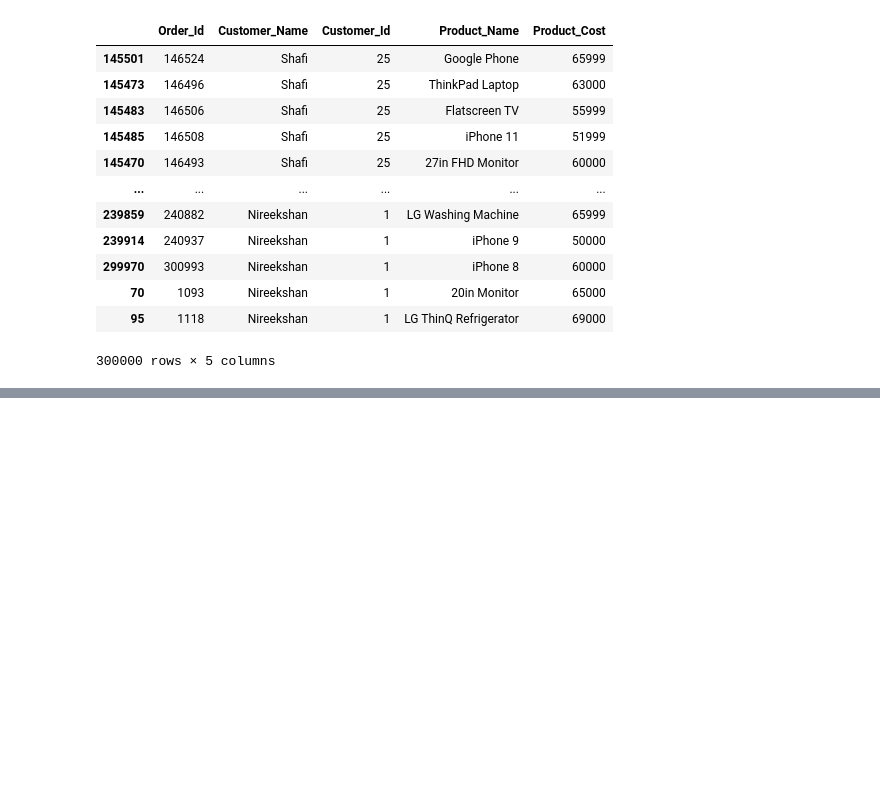
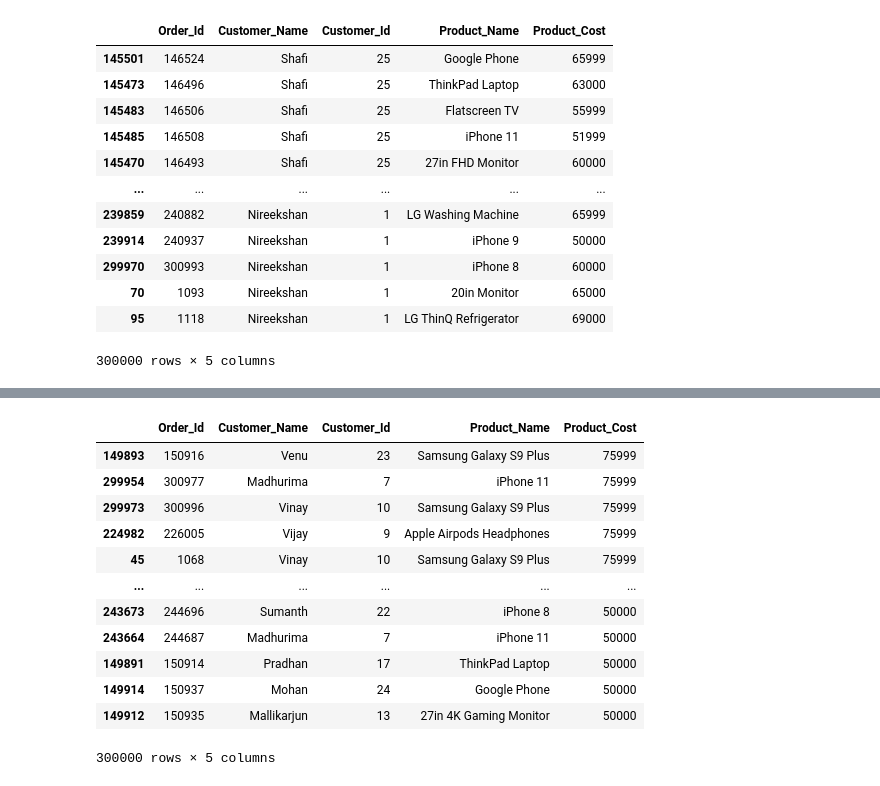
Before and after one commit to yash144-code/daily-python-work, a Jupyter notebook: data_science.ipynb, the cells around one changed output, grey strips where cells are left out. Cells and saved outputs as stored; diff of their text form; code cells hidden in the pictures; blank space fills up the shorter version.

```diff
--- a/data_science.ipynb
+++ b/data_science.ipynb
@@ -4403,0 +4440,20 @@ display(df2)
+# %%
+import pandas as pd
+
+df= pd.read_csv("sales4.csv")
+df2 = df.sort_values(by = "Product_Cost",ascending = False)
+display(df2)   # display is the function used in notebooks like colab to get interactive display
+# %% [output]
+|  | Order_Id | Customer_Name | Customer_Id | Product_Name | Product_Cost |
+| 149893 | 150916 | Venu | 23 | Samsung Galaxy S9 Plus | 75999 |
+| 299954 | 300977 | Madhurima | 7 | iPhone 11 | 75999 |
+| 299973 | 300996 | Vinay | 10 | Samsung Galaxy S9 Plus | 75999 |
+| 224982 | 226005 | Vijay | 9 | Apple Airpods Headphones | 75999 |
+| 45 | 1068 | Vinay | 10 | Samsung Galaxy S9 Plus | 75999 |
+| ... | ... | ... | ... | ... | ... |
+| 243673 | 244696 | Sumanth | 22 | iPhone 8 | 50000 |
+| 243664 | 244687 | Madhurima | 7 | iPhone 11 | 50000 |
+| 149891 | 150914 | Pradhan | 17 | ThinkPad Laptop | 50000 |
+| 149914 | 150937 | Mohan | 24 | Google Phone | 50000 |
+| 149912 | 150935 | Mallikarjun | 13 | 27in 4K Gaming Monitor | 50000 |
+300000 rows × 5 columns
```
Also changed, not shown: parts of 20 cells of this notebook.
